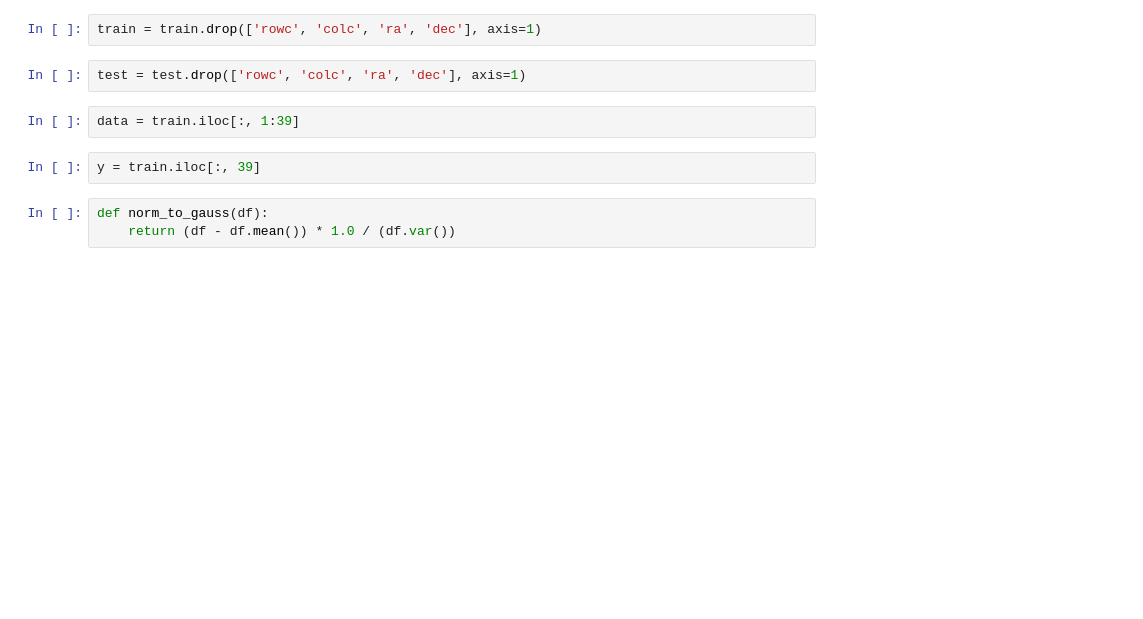
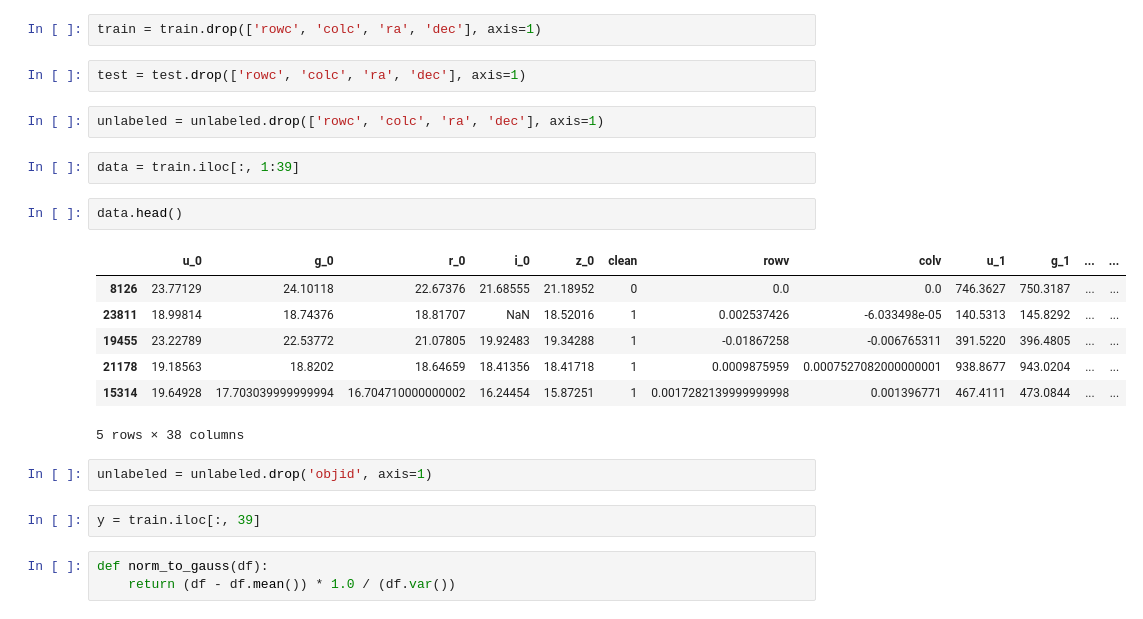
Before and after one commit to bohdan-puida/AltexSoftTask, a Jupyter notebook: model.ipynb, the cells around one changed output. Cells and saved outputs as stored; diff of their text form; blank space fills up the shorter version.

```diff
--- a/model.ipynb
+++ b/model.ipynb
@@ -16,8 +60,22 @@ test[test == "na"] = np.nan
 train = train.drop(['rowc', 'colc', 'ra', 'dec'], axis=1)
 # %%
 test = test.drop(['rowc', 'colc', 'ra', 'dec'], axis=1)
+# %%
+unlabeled = unlabeled.drop(['rowc', 'colc', 'ra', 'dec'], axis=1)
 # %%
 data = train.iloc[:, 1:39]
+# %%
+data.head()
+# %% [output]
+|  | u_0 | g_0 | r_0 | i_0 | z_0 | clean | rowv | colv | u_1 | g_1 | ... | ... |
+| 8126 | 23.77129 | 24.10118 | 22.67376 | 21.68555 | 21.18952 | 0 | 0.0 | 0.0 | 746.3627 | 750.3187 | ... | ... |
+| 23811 | 18.99814 | 18.74376 | 18.81707 | NaN | 18.52016 | 1 | 0.002537426 | -6.033498e-05 | 140.5313 | 145.8292 | ... | ... |
+| 19455 | 23.22789 | 22.53772 | 21.07805 | 19.92483 | 19.34288 | 1 | -0.01867258 | -0.006765311 | 391.5220 | 396.4805 | ... | ... |
+| 21178 | 19.18563 | 18.8202 | 18.64659 | 18.41356 | 18.41718 | 1 | 0.0009875959 | 0.0007527082000000001 | 938.8677 | 943.0204 | ... | ... |
+| 15314 | 19.64928 | 17.703039999999994 | 16.704710000000002 | 16.24454 | 15.87251 | 1 | 0.0017282139999999998 | 0.001396771 | 467.4111 | 473.0844 | ... | ... |
+5 rows × 38 columns
+# %%
+unlabeled = unlabeled.drop('objid', axis=1)
 # %%
 y = train.iloc[:, 39]
 # %%
```
Also changed, not shown: parts of 86 cells of this notebook, 1 other file.
